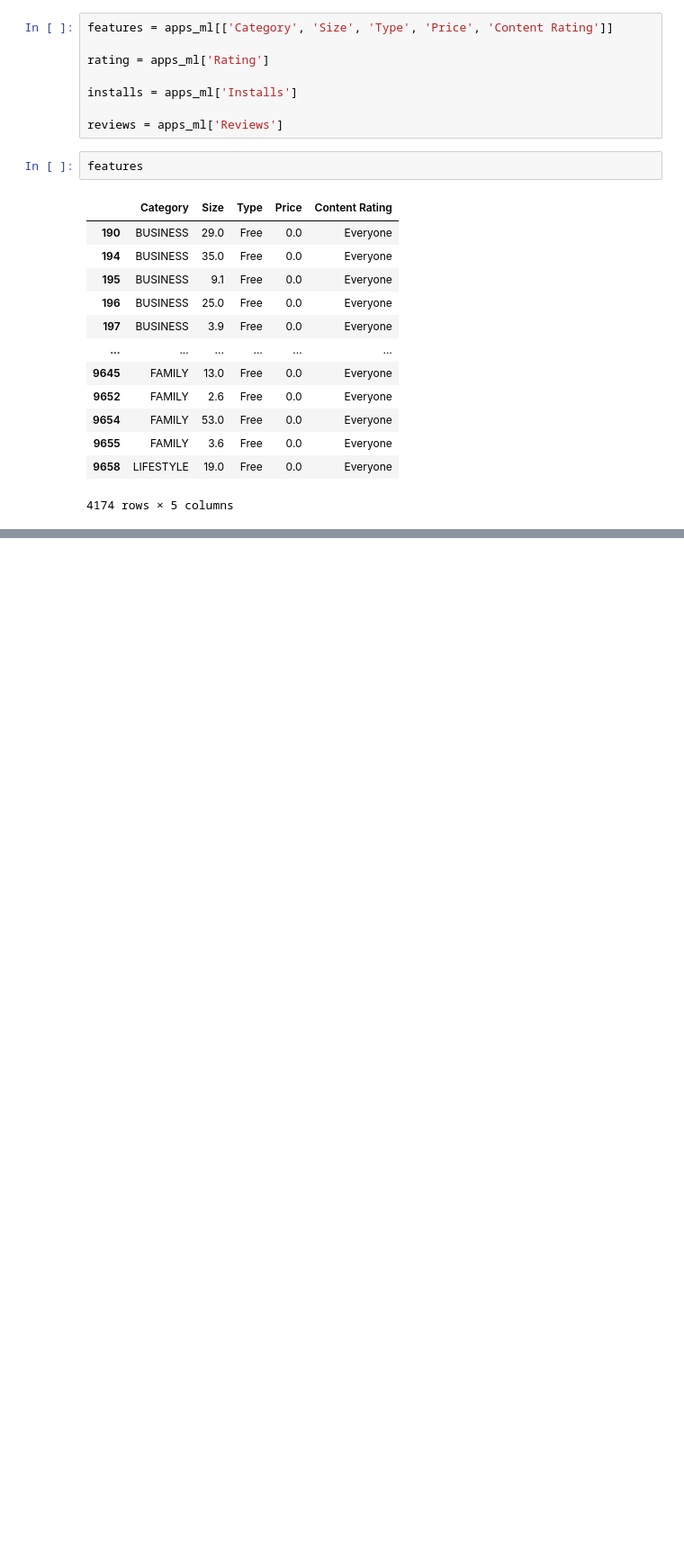
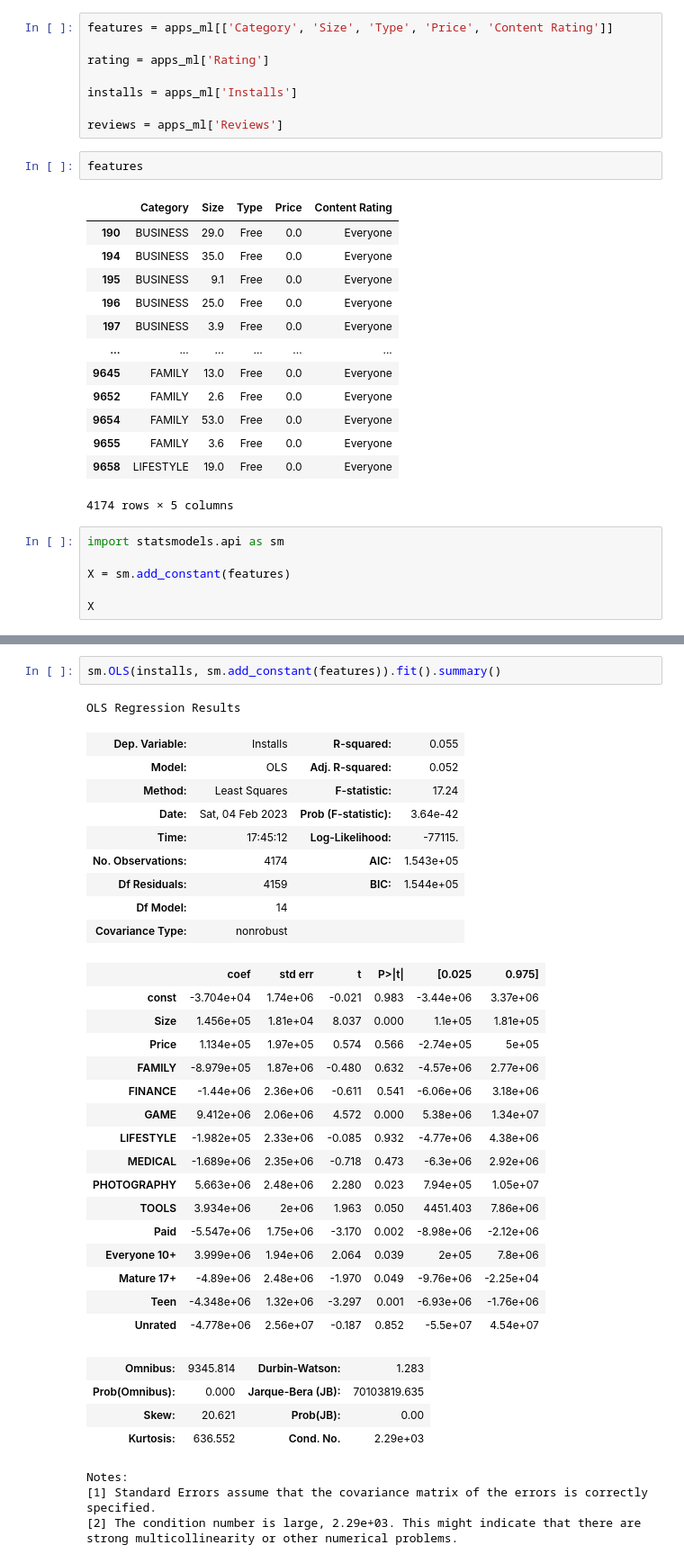
Before and after one commit to AhmadKNaji/Android-Apps-Analysis, a Jupyter notebook: notebook.ipynb, the cells around one changed output, grey strips where cells are left out. Shown: that part at 90% size. Drawn from its saved outputs; the diff is of its cells as text; blank space fills up the shorter version.

Commit message:
Analysing p-values using statsmodels

```diff
--- a/notebook.ipynb
+++ b/notebook.ipynb
@@ -378,3 +382,9 @@ features
 | 9655 | FAMILY | 3.6 | Free | 0.0 | Everyone |
 | 9658 | LIFESTYLE | 19.0 | Free | 0.0 | Everyone |
 4174 rows × 5 columns
+# %%
+import statsmodels.api as sm
+
+X = sm.add_constant(features)
+
+X
@@ -380,0 +451,37 @@ features
+# %%
+sm.OLS(installs, sm.add_constant(features)).fit().summary()
+# %% [output]
+OLS Regression Results
+| Dep. Variable: | Installs | R-squared: | 0.055 |
+| Model: | OLS | Adj. R-squared: | 0.052 |
+| Method: | Least Squares | F-statistic: | 17.24 |
+| Date: | Sat, 04 Feb 2023 | Prob (F-statistic): | 3.64e-42 |
+| Time: | 17:45:12 | Log-Likelihood: | -77115. |
+| No. Observations: | 4174 | AIC: | 1.543e+05 |
+| Df Residuals: | 4159 | BIC: | 1.544e+05 |
+| Df Model: | 14 |  |  |
+| Covariance Type: | nonrobust |  |  |
+|  | coef | std err | t | P>|t| | [0.025 | 0.975] |
+| const | -3.704e+04 | 1.74e+06 | -0.021 | 0.983 | -3.44e+06 | 3.37e+06 |
+| Size | 1.456e+05 | 1.81e+04 | 8.037 | 0.000 | 1.1e+05 | 1.81e+05 |
+| Price | 1.134e+05 | 1.97e+05 | 0.574 | 0.566 | -2.74e+05 | 5e+05 |
+| FAMILY | -8.979e+05 | 1.87e+06 | -0.480 | 0.632 | -4.57e+06 | 2.77e+06 |
+| FINANCE | -1.44e+06 | 2.36e+06 | -0.611 | 0.541 | -6.06e+06 | 3.18e+06 |
+| GAME | 9.412e+06 | 2.06e+06 | 4.572 | 0.000 | 5.38e+06 | 1.34e+07 |
+| LIFESTYLE | -1.982e+05 | 2.33e+06 | -0.085 | 0.932 | -4.77e+06 | 4.38e+06 |
+| MEDICAL | -1.689e+06 | 2.35e+06 | -0.718 | 0.473 | -6.3e+06 | 2.92e+06 |
+| PHOTOGRAPHY | 5.663e+06 | 2.48e+06 | 2.280 | 0.023 | 7.94e+05 | 1.05e+07 |
+| TOOLS | 3.934e+06 | 2e+06 | 1.963 | 0.050 | 4451.403 | 7.86e+06 |
+| Paid | -5.547e+06 | 1.75e+06 | -3.170 | 0.002 | -8.98e+06 | -2.12e+06 |
+| Everyone 10+ | 3.999e+06 | 1.94e+06 | 2.064 | 0.039 | 2e+05 | 7.8e+06 |
+| Mature 17+ | -4.89e+06 | 2.48e+06 | -1.970 | 0.049 | -9.76e+06 | -2.25e+04 |
+| Teen | -4.348e+06 | 1.32e+06 | -3.297 | 0.001 | -6.93e+06 | -1.76e+06 |
+| Unrated | -4.778e+06 | 2.56e+07 | -0.187 | 0.852 | -5.5e+07 | 4.54e+07 |
+| Omnibus: | 9345.814 | Durbin-Watson: | 1.283 |
+| Prob(Omnibus): | 0.000 | Jarque-Bera (JB): | 70103819.635 |
+| Skew: | 20.621 | Prob(JB): | 0.00 |
+| Kurtosis: | 636.552 | Cond. No. | 2.29e+03 |
+Notes:
+[1] Standard Errors assume that the covariance matrix of the errors is correctly specified.
+[2] The condition number is large, 2.29e+03. This might indicate that there are
+strong multicollinearity or other numerical problems.
```
Also changed, not shown: parts of 12 cells of this notebook.
